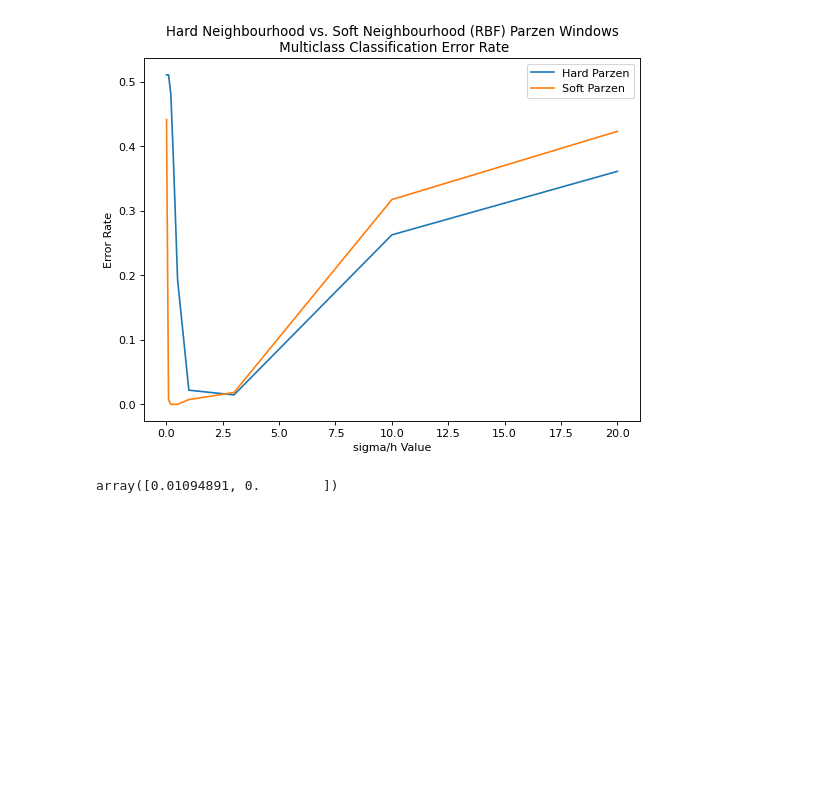
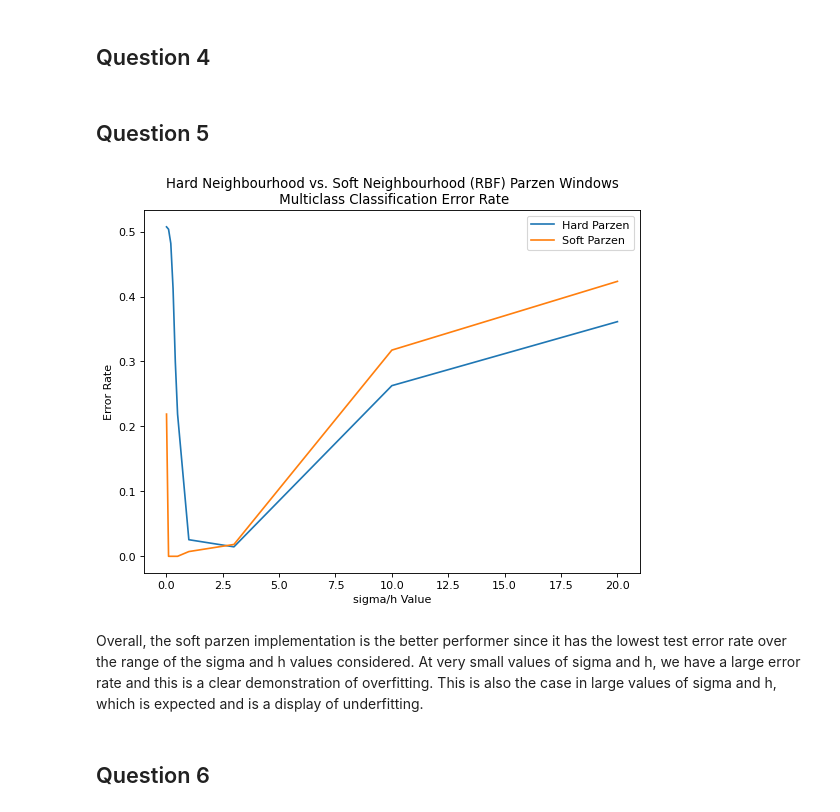
Before and after one commit to matteo-esposito/ift-6390, a Jupyter notebook: homework/1/sandbox.ipynb, the cells around one changed output. Cells and saved outputs as stored; diff of their text form; code cells hidden in the pictures; blank space fills up the shorter version.

```diff
--- a/homework/1/sandbox.ipynb
+++ b/homework/1/sandbox.ipynb
@@ -73,34 +90,40 @@ class SoftRBFParzen:
 
     def compute_predictions(self, test_data):
         num_test = test_data.shape[0]
+        counts = np.zeros((num_test, len(self.label_list)))
         classes_pred = np.zeros(num_test)
 
-        for i, observation in enumerate(test_data):
-            # Get distance from point ex and every training example.
-            euclidean_distances = np.sqrt(np.sum((self.train_inputs - observation) ** 2, axis=1))
+        for obs_index, observation in enumerate(test_data):
+            # Get distance from point observation and every training example.
+            euclidean_distances = np.sqrt(
+                np.sum((self.train_inputs - observation) ** 2, axis=1)
+            )
+            sumk = (
+                1
+                / (
+                    ((2 * np.pi) ** (self.train_inputs.shape[1] / 2))
+                    * (self.sigma ** ((self.train_inputs.shape[1])))
+                )
+            ) * np.exp(-0.5 * ((euclidean_distances ** 2) / (self.sigma ** 2)))
 
-            # get sum of k
-            ksum = 0
-            kysum = np.ones(len(self.label_list))
-            int_sum = np.zeros((test_data.shape[0], len(self.label_list)))
+            for category_index, category in enumerate(self.label_list):
+                counts[obs_index, category_index] = sum(
+                    sumk[self.train_labels == category]
+                )
 
-            for j, dist in enumerate(euclidean_distances):
-                k = (1/(((2*np.pi)**len(self.label_list))*(self.sigma**(2*len(self.label_list)))))*np.exp(-0.5*((dist**2)/(self.sigma**2)))
-                ksum += k
-                kysum[int(self.train_labels[j])] += k
-
-            # get intermediate sum
-            int_sum = (1/ksum)*(kysum)
-
-            classes_pred[i] = np.argmax(int_sum)
+            classes_pred[obs_index] = self.label_list[np.argmax(counts[obs_index, :])]
 
         return classes_pred
+# %% [markdown]
+## Question 4
 # %%
 def split_dataset(banknote):
     train = banknote[[i for i in range(banknote.shape[0]) if i % 5 <= 2]]
     validation = banknote[[i for i in range(banknote.shape[0]) if i % 5 == 3]]
     test = banknote[[i for i in range(banknote.shape[0]) if i % 5 == 4]]
     return (train, validation, test)
+# %% [markdown]
+## Question 5
 # %%
 class ErrorRate:
     def __init__(self, x_train, y_train, x_val, y_val):
@@ -125,24 +146,33 @@ import matplotlib.pyplot as plt
 # %%
+# Prep data
+train, validation, test = split_dataset(banknote)
+
+# Create ErrorRate object
+ER = ErrorRate(x_train=train[:, :4], y_train=train[:, 4], x_val=validation[:, :4], y_val=validation[:, 4])
+
 params = [0.01,0.1,0.2,0.3,0.4,0.5,1.0,3.0,10.0,20.0]
 y1 = []
 y2 = []
 for p in params:
     y1.append(ER.hard_parzen(h=p))
     y2.append(ER.soft_parzen(sigma=p))
 
 plt.figure(num=None, figsize=(8, 6), dpi=80, facecolor='w', edgecolor='k')
 plt.plot(params, y1, label="Hard Parzen")
 plt.plot(params, y2, label="Soft Parzen")
 plt.plot()
 
 plt.xlabel("sigma/h Value")
 plt.ylabel("Error Rate")
 plt.title("Hard Neighbourhood vs. Soft Neighbourhood (RBF) Parzen Windows\n Multiclass Classification Error Rate")
 plt.legend()
 plt.show()
-plt.close()
 # %% [output]
-[figure, old version]
+[figure, new version]
+# %% [markdown]
+Overall, the soft parzen implementation is the better performer since it has the lowest test error rate over the range of the sigma and h values considered. At very small values of sigma and h, we have a large error rate and this is a clear demonstration of overfitting. This is also the case in large values of sigma and h, which is expected and is a display of underfitting.
+# %% [markdown]
+## Question 6
 # %%
 def get_test_errors(banknote):
     train, val, test = split_dataset(banknote)
@@ -171,4 +202,0 @@ def get_test_errors(banknote):
-# %%
-get_test_errors(banknote)
-# %% [output]
-array([0.01094891, 0.        ])
```
Also changed, not shown: parts of 16 cells of this notebook, 9 other files.
